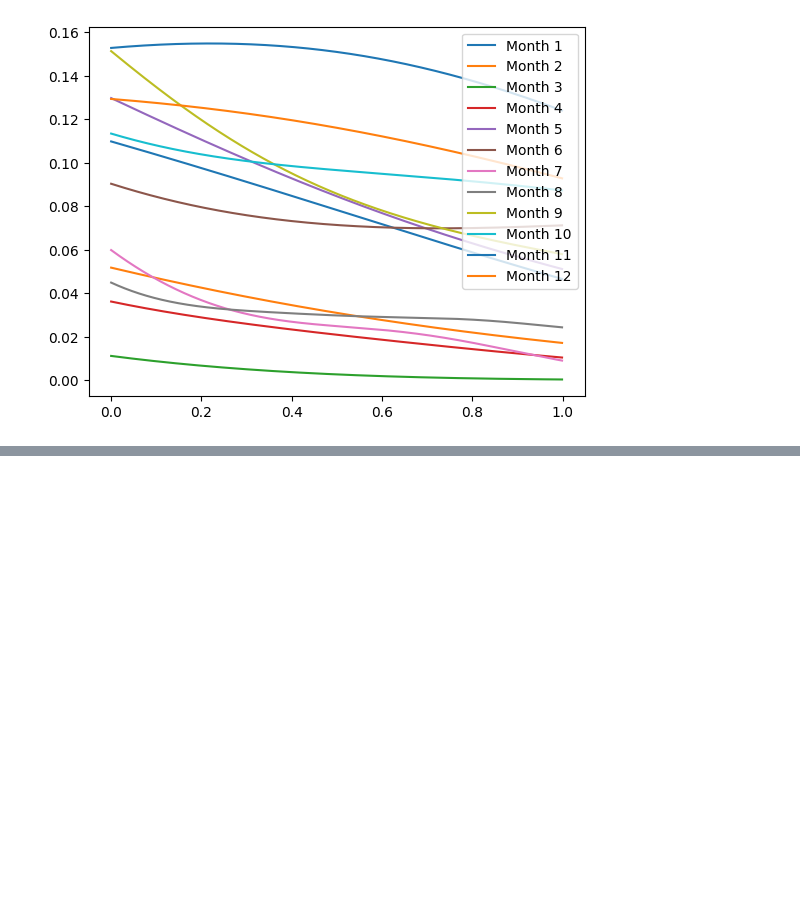
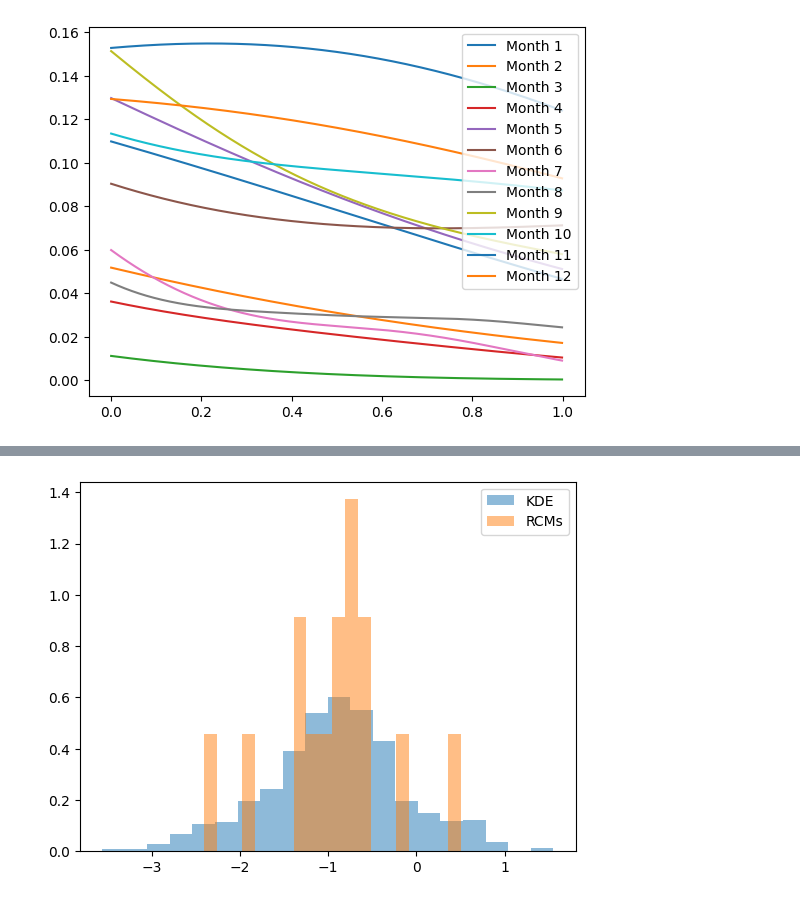
Before and after one commit to kenzaxtazi/bcm4rcm, a Jupyter notebook: experiments/evaluation/evaluation.ipynb, the cells around one changed output, grey strips where cells are left out. Cells and saved outputs as stored; diff of their text form; code cells hidden in the pictures; blank space fills up the shorter version.

```diff
--- a/experiments/evaluation/evaluation.ipynb
+++ b/experiments/evaluation/evaluation.ipynb
@@ -158,0 +195,22 @@ ds_sel = ds.sel(time=slice('1961-01-01', '1975-12-31')).sel(lat=slice(20, 40), l
+# %%
+# Transpose the array to have the dimensions in the order (month, lat, lon, year)
+aprho = filtered_tp_all.transpose(0, 3, 2, 1)
+# %%
+# Replace NaNs with zeros - for stability in the KDE computation but to be reviewed
+aphro_no_nans = np.nan_to_num(aprho, copy=False, nan=0.0, posinf=0.0, neginf=0.0)
+# %%
+# Apply the log transformation
+log_aphro = log_transform(aphro_no_nans, epsilon=1e-5)
+# %%
+aphros_kde = compute_kde(log_aphro)
+# %%
+i = 7
+j = 30
+k = 30
+
+plt.hist(aphros_kde[i,j,k].resample(1000).reshape(-1), bins=20, alpha=0.5, label='KDE', density=True)
+plt.hist(log_aphro[i,j,k,:], bins=20, alpha=0.5, label='RCMs', density=True)
+plt.legend()
+plt.show()
+# %% [output]
+[figure, added]
```
Also changed, not shown: parts of 15 cells of this notebook.
